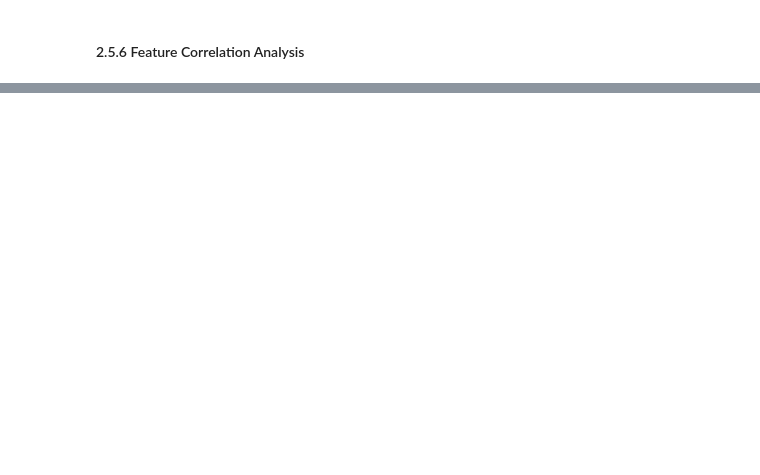
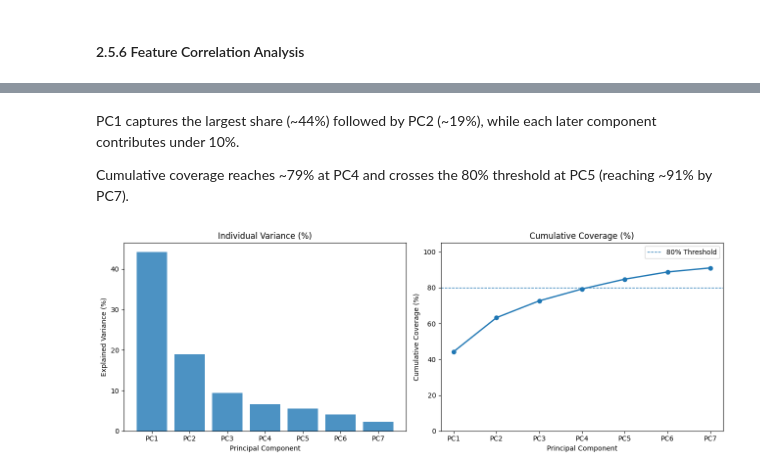
Before and after one commit to khadija-bessais/Esprit-ProjetMLA-4DASI15-2627-TheMentalists, a Jupyter notebook: ANN_Breast_Cancer_Classification/notebooks/ANN_Breast_Cancer0.ipynb, the cells around one changed output, grey strips where cells are left out. Saved outputs shown, nothing was run; the diff lists cells and outputs as text; code cells hidden in the pictures; blank space fills up the shorter version.

```diff
--- a/ANN_Breast_Cancer_Classification/notebooks/ANN_Breast_Cancer0.ipynb
+++ b/ANN_Breast_Cancer_Classification/notebooks/ANN_Breast_Cancer0.ipynb
@@ -59,0 +207,5 @@ Reproduire le modèle ANN optimisé par la méthode Taguchi proposé dans l'arti
+# %%
+scaler = StandardScaler()
+X_scaled = scaler.fit_transform(X)
+pca = PCA(n_components=0.9)
+pca.fit(X_scaled)
@@ -59,0 +262,35 @@ Reproduire le modèle ANN optimisé par la méthode Taguchi proposé dans l'arti
+# %% [markdown]
+PC1 captures the largest share (~44%) followed by PC2 (~19%), while each later component contributes under 10%.
+
+Cumulative coverage reaches ~79% at PC4 and crosses the 80% threshold at PC5 (reaching ~91% by PC7).
+# %%
+explained = pca.explained_variance_ratio_ * 100
+cumulative = np.cumsum(explained)
+x = np.arange(1, len(explained) + 1)
+labels = [f"PC{i}" for i in x]
+
+fig, (ax1, ax2) = plt.subplots(1, 2, figsize=(13, 4.8))
+
+# Left: Individual explained variance
+ax1.bar(x, explained, alpha=0.8)
+ax1.set_xlabel("Principal Component")
+ax1.set_ylabel("Explained Variance (%)")
+ax1.set_xticks(x)
+ax1.set_xticklabels(labels)
+ax1.set_title("Individual Variance (%)")
+
+# Right: Cumulative coverage
+ax2.plot(x, cumulative, marker="o", linewidth=2)
+ax2.set_xlabel("Principal Component")
+ax2.set_ylabel("Cumulative Coverage (%)")
+ax2.set_xticks(x)
+ax2.set_xticklabels(labels)
+ax2.set_ylim(0, 105)
+ax2.axhline(80, linestyle="--", linewidth=1, label="80% Threshold")
+ax2.set_title("Cumulative Coverage (%)")
+ax2.legend()
+
+fig.tight_layout()
+plt.show()
+# %% [output]
+[figure, added]
```
Also changed, not shown: parts of 23 cells of this notebook.
